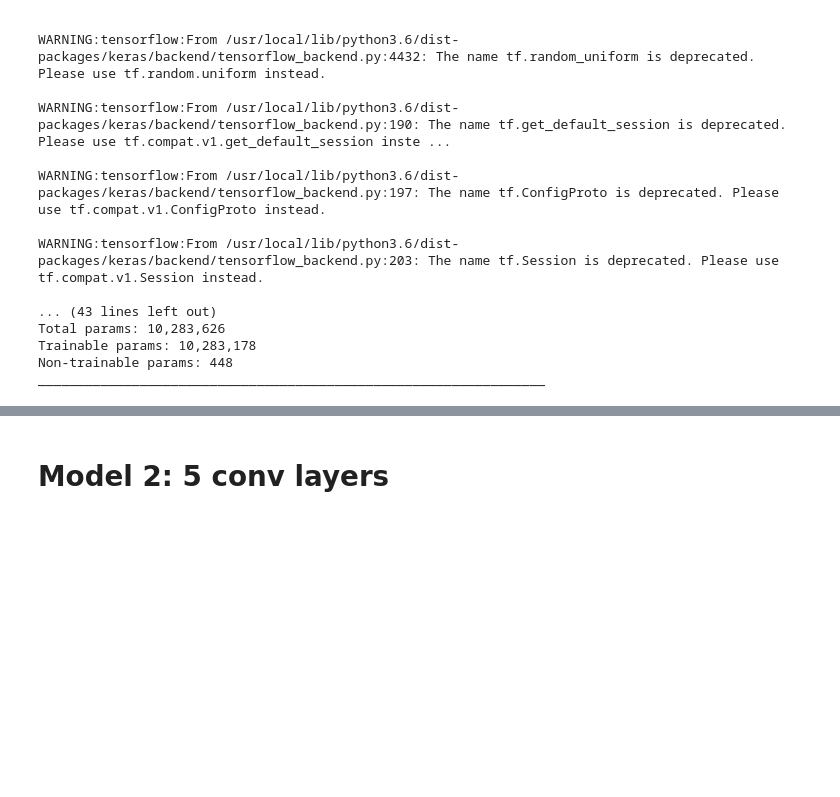
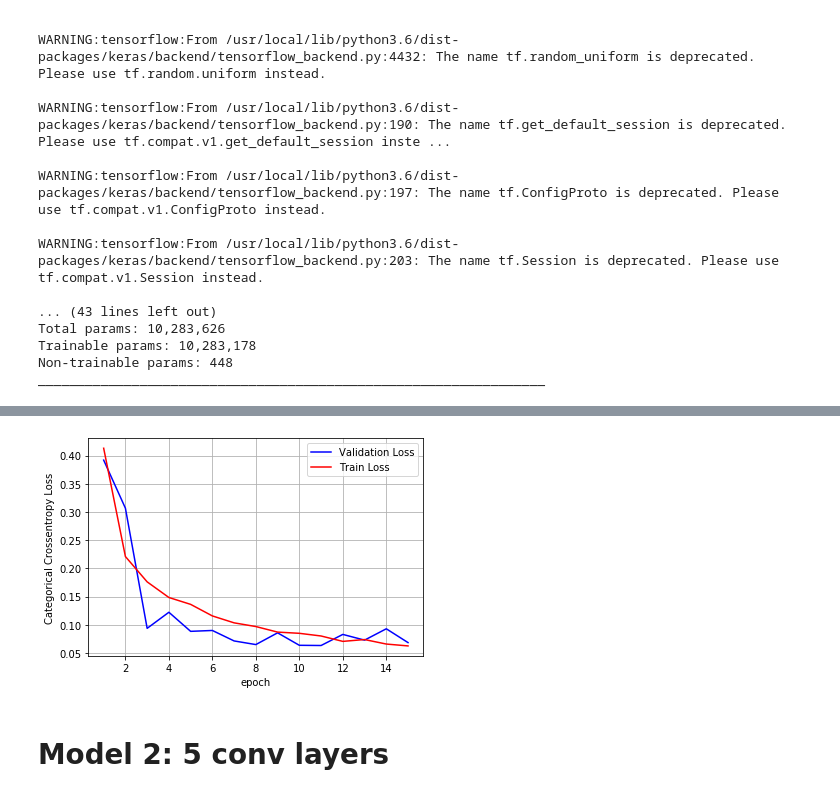
Before and after one commit to dataenthusiast092/Applied-AI-Assignments-Case-Studies, a Jupyter notebook: Assignment-D2-M13 - Try various CNN networks on MNIST dataset.ipynb, the cells around one changed output, grey strips where cells are left out. Cells and saved outputs as stored; diff of their text form; code cells hidden in the pictures; blank space fills up the shorter version.

```diff
--- a/Assignment-D2-M13 - Try various CNN networks on MNIST dataset.ipynb
+++ b/Assignment-D2-M13 - Try various CNN networks on MNIST dataset.ipynb
@@ -51,6 +52,13 @@ Downloading data from https://s3.amazonaws.com/img-datasets/mnist.npz
 x_train shape: (60000, 28, 28, 1)
 60000 train samples
 10000 test samples
+# %%
+def plt_dynamic(x, vy, ty, ax, colors=['b']):
+    ax.plot(x, vy, 'b', label="Validation Loss")
+    ax.plot(x, ty, 'r', label="Train Loss")
+    plt.legend()
+    plt.grid()
+    fig.canvas.draw()
 # %% [markdown]
 # Model 1: 3 conv layers
 # %%
@@ -109,14 +117,12 @@ model1.compile(loss=keras.losses.categorical_crossentropy,
               optimizer=keras.optimizers.Adadelta(),
               metrics=['accuracy'])
 
-model1.fit(x_train, y_train,
+history1 = model1.fit(x_train, y_train,
           batch_size=batch_size,
           epochs=epochs,
           verbose=1,
           validation_data=(x_test, y_test))
-score = model1.evaluate(x_test, y_test, verbose=0)
-print('Test loss:', score[0])
-print('Test accuracy:', score[1])
+score1 = model1.evaluate(x_test, y_test, verbose=0)
 # %% [output]
 WARNING:tensorflow:From /usr/local/lib/python3.6/dist-packages/keras/optimizers.py:793: The name tf.train.Optimizer is deprecated. Please use tf.compat.v1.train.Optimizer instead.
 
@@ -137,0 +144,16 @@ Test accuracy: 0.986
+# %%
+import matplotlib.pyplot as plt
+%matplotlib inline
+print('Test Loss:', score1[0])
+print('Test Accuracy:', score1[1])
+
+fig,ax = plt.subplots(1,1)
+ax.set_xlabel('epoch') ; ax.set_ylabel('Categorical Crossentropy Loss')
+
+# list of epoch numbers
+x = list(range(1,epochs+1))
+
+vy = history1.history['val_loss']
+ty = history1.history['loss']
+plt_dynamic(x, vy, ty, ax)
+# %% [output]
@@ -138,3 +162,4 @@ Test accuracy: 0.986
+[figure, added]
 # %% [markdown]
 # Model 2: 5 conv layers
 # %%
```
Also changed, not shown: parts of 12 cells of this notebook.
